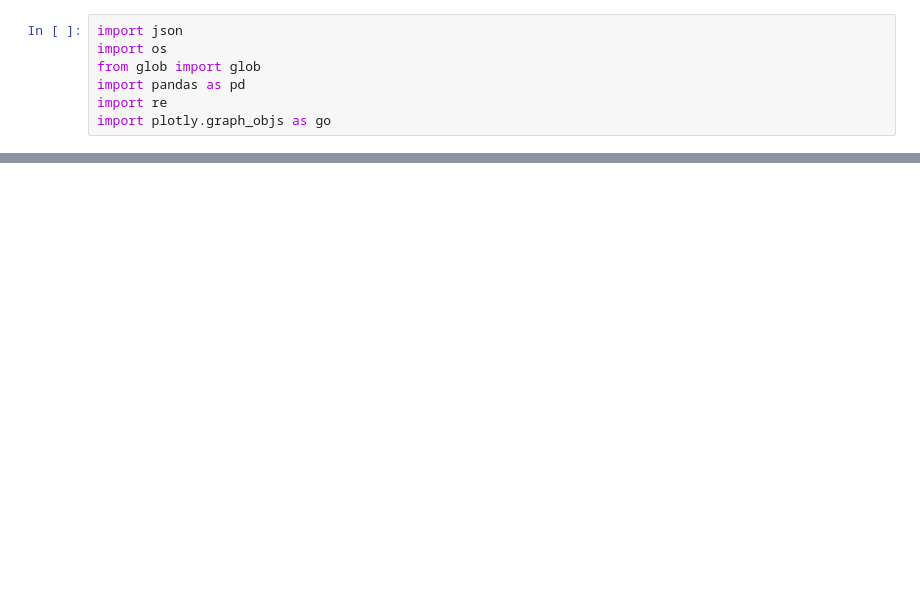
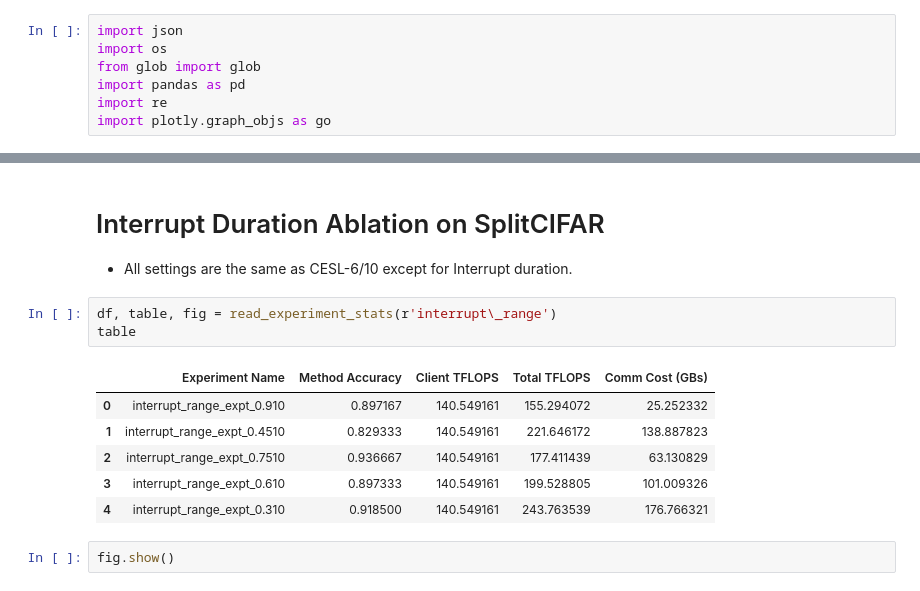
Before and after one commit to ayushchopra96/distributed-ml-research, a Jupyter notebook: split_nn_ucb/plots.ipynb, the cells around one changed output, grey strips where cells are left out. Saved outputs shown, nothing was run; the diff lists cells and outputs as text; blank space fills up the shorter version.

```diff
--- a/split_nn_ucb/plots.ipynb
+++ b/split_nn_ucb/plots.ipynb
@@ -216,0 +114,15 @@ df_new
+# %% [markdown]
+# Interrupt Duration Ablation on SplitCIFAR
+- All settings are the same as CESL-6/10 except for Interrupt duration.
+# %%
+df, table, fig = read_experiment_stats(r'interrupt\_range')
+table
+# %% [output]
+|  | Experiment Name | Method Accuracy | Client TFLOPS | Total TFLOPS | Comm Cost (GBs) |
+| 0 | interrupt_range_expt_0.910 | 0.897167 | 140.549161 | 155.294072 | 25.252332 |
+| 1 | interrupt_range_expt_0.4510 | 0.829333 | 140.549161 | 221.646172 | 138.887823 |
+| 2 | interrupt_range_expt_0.7510 | 0.936667 | 140.549161 | 177.411439 | 63.130829 |
+| 3 | interrupt_range_expt_0.610 | 0.897333 | 140.549161 | 199.528805 | 101.009326 |
+| 4 | interrupt_range_expt_0.310 | 0.918500 | 140.549161 | 243.763539 | 176.766321 |
+# %%
+fig.show()
```
Also changed, not shown: parts of 16 cells of this notebook, 1 other file.
